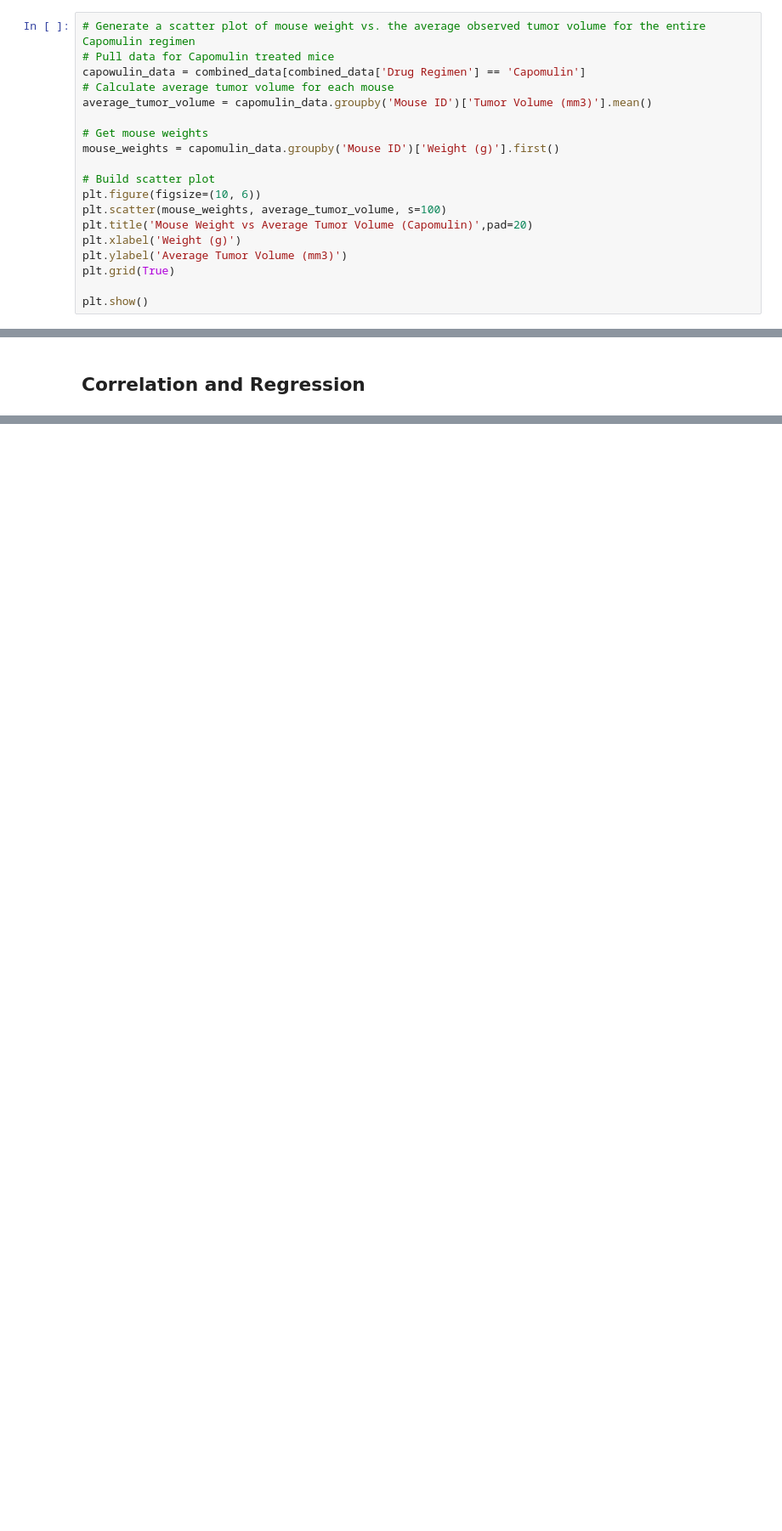
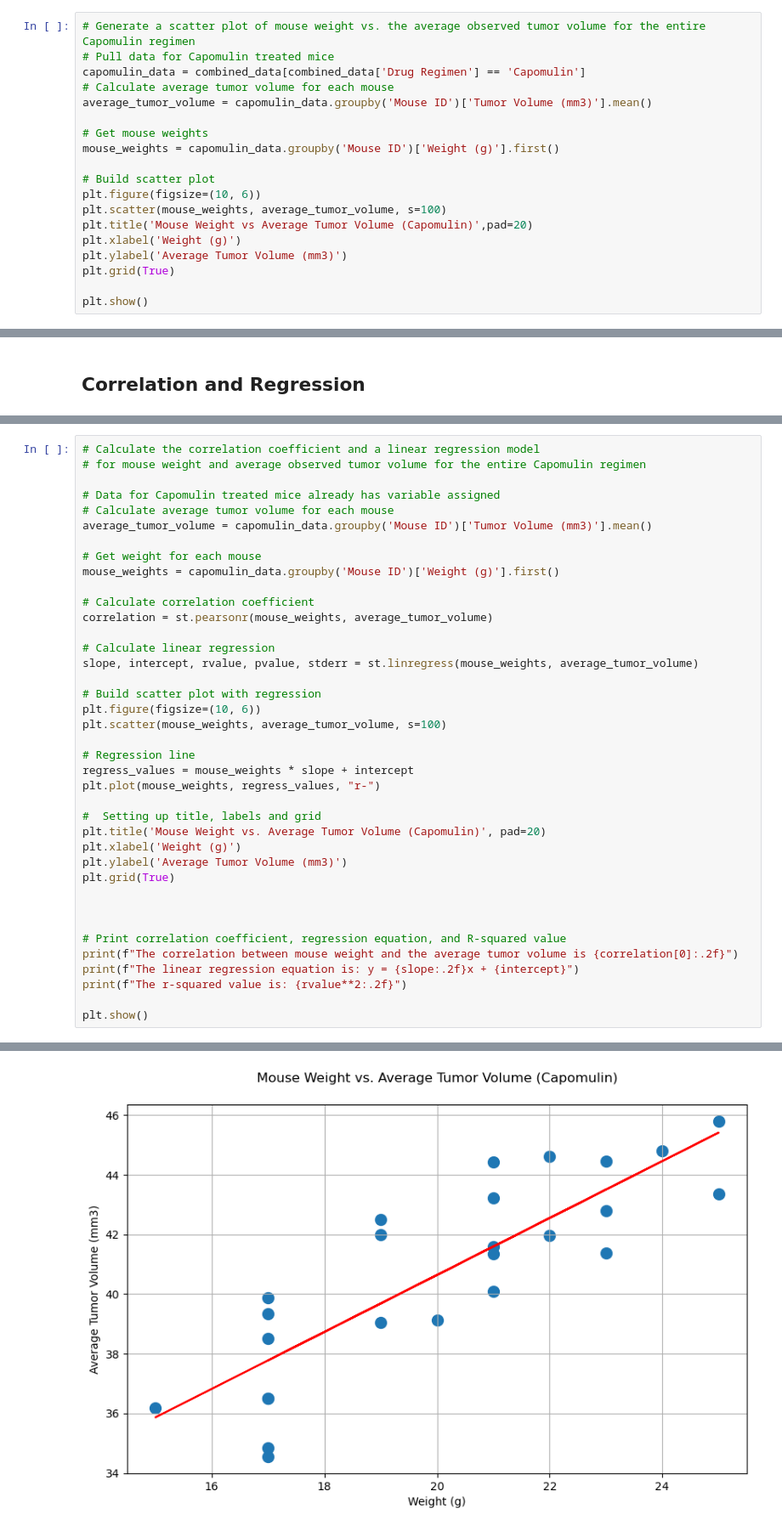
Before and after one commit to KP-Priest/Mod_5, a Jupyter notebook: pymaceuticals_starter.ipynb, the cells around one changed output, grey strips where cells are left out. Shown at 85% size. Drawn from its saved outputs; the diff is of its cells as text; blank space fills up the shorter version.

Commit message:
Correlation coefficient, linear regression model and R-squared value

```diff
--- a/pymaceuticals_starter.ipynb
+++ b/pymaceuticals_starter.ipynb
@@ -337,7 +337,7 @@ plt.show()
 # %%
 # Generate a scatter plot of mouse weight vs. the average observed tumor volume for the entire Capomulin regimen
 # Pull data for Capomulin treated mice
-capowulin_data = combined_data[combined_data['Drug Regimen'] == 'Capomulin']
+capomulin_data = combined_data[combined_data['Drug Regimen'] == 'Capomulin']
 # Calculate average tumor volume for each mouse
 average_tumor_volume = capomulin_data.groupby('Mouse ID')['Tumor Volume (mm3)'].mean()
 
@@ -365,0 +360,40 @@ The correlation between mouse weight and the average tumor volume is 0.84
+# %%
+# Calculate the correlation coefficient and a linear regression model
+# for mouse weight and average observed tumor volume for the entire Capomulin regimen
+
+# Data for Capomulin treated mice already has variable assigned
+# Calculate average tumor volume for each mouse
+average_tumor_volume = capomulin_data.groupby('Mouse ID')['Tumor Volume (mm3)'].mean()
+
+# Get weight for each mouse
+mouse_weights = capomulin_data.groupby('Mouse ID')['Weight (g)'].first()
+
+# Calculate correlation coefficient
+correlation = st.pearsonr(mouse_weights, average_tumor_volume)
+
+# Calculate linear regression
+slope, intercept, rvalue, pvalue, stderr = st.linregress(mouse_weights, average_tumor_volume)
+
+# Build scatter plot with regression
+plt.figure(figsize=(10, 6))
+plt.scatter(mouse_weights, average_tumor_volume, s=100)
+
+# Regression line
+regress_values = mouse_weights * slope + intercept
+plt.plot(mouse_weights, regress_values, "r-")
+
+#  Setting up title, labels and grid
+plt.title('Mouse Weight vs. Average Tumor Volume (Capomulin)', pad=20)
+plt.xlabel('Weight (g)')
+plt.ylabel('Average Tumor Volume (mm3)')
+plt.grid(True)
+
+
+
+# Print correlation coefficient, regression equation, and R-squared value
+print(f"The correlation between mouse weight and the average tumor volume is {correlation[0]:.2f}")
+print(f"The linear regression equation is: y = {slope:.2f}x + {intercept}")
+print(f"The r-squared value is: {rvalue**2:.2f}")
+
+plt.show()
+# %% [output]
@@ -365,0 +403 @@ The correlation between mouse weight and the average tumor volume is 0.84
+[figure, added]
```
Also changed, not shown: parts of 2 cells of this notebook.
